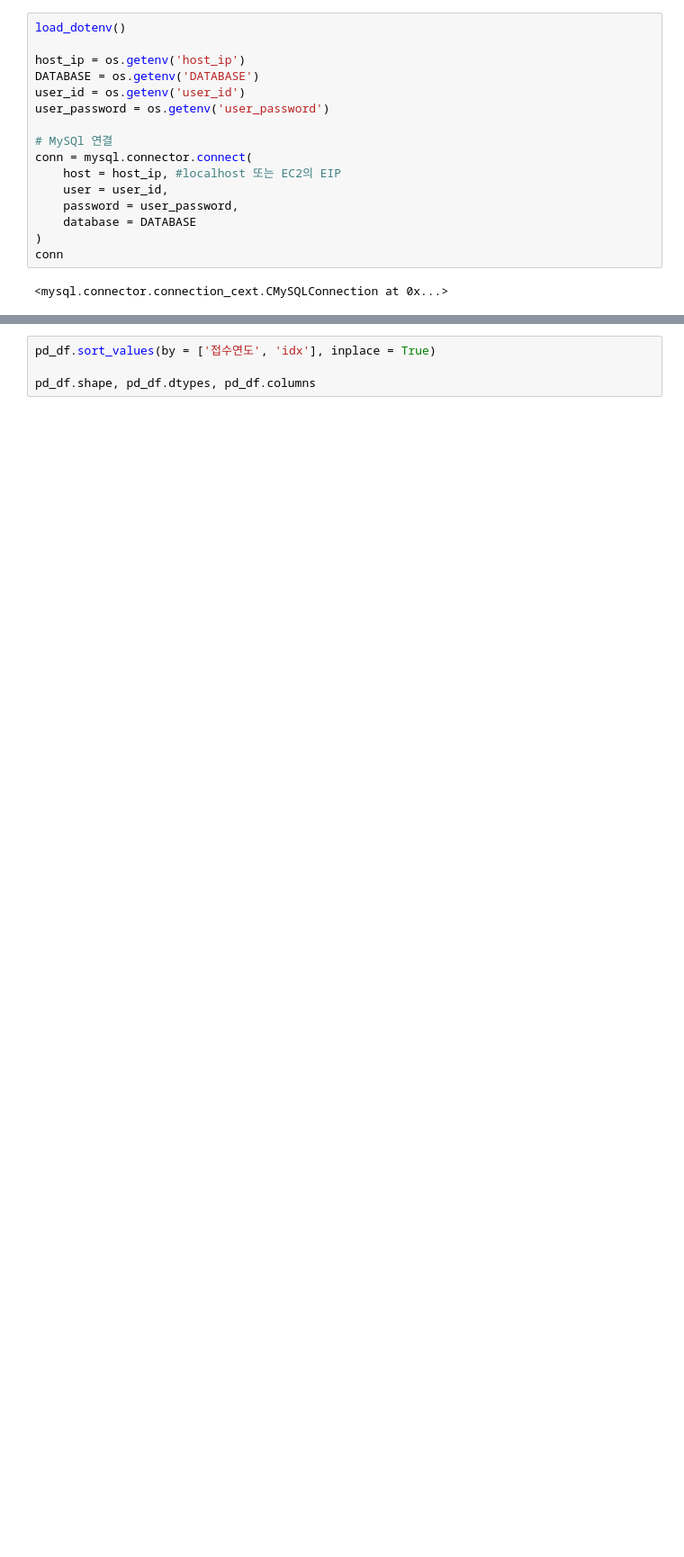
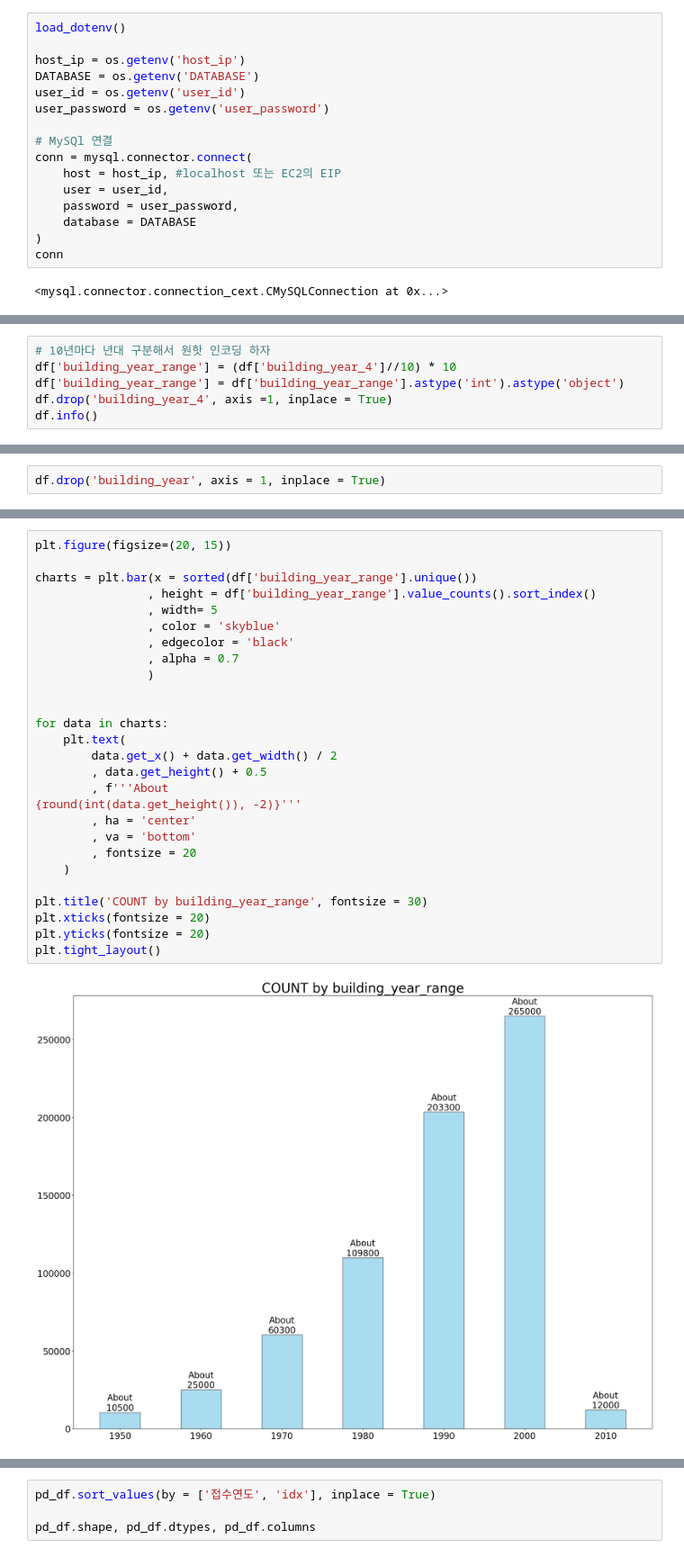
Before and after one commit to ZeroJoon2/aws_test, a Jupyter notebook: src/project/project_local.ipynb, the cells around one changed output, grey strips where cells are left out. Shown at 90% size. Drawn from its saved outputs; the diff is of its cells as text; blank space fills up the shorter version.

```diff
--- a/src/project/project_local.ipynb
+++ b/src/project/project_local.ipynb
@@ -73,0 +263,6 @@ pd_df = df
+# %%
+# 10년마다 년대 구분해서 원핫 인코딩 하자
+df['building_year_range'] = (df['building_year_4']//10) * 10
+df['building_year_range'] = df['building_year_range'].astype('int').astype('object')
+df.drop('building_year_4', axis =1, inplace = True)
+df.info()
@@ -73,0 +285,2 @@ pd_df = df
+# %%
+df.drop('building_year', axis = 1, inplace = True)
@@ -73,0 +306,29 @@ pd_df = df
+# %%
+plt.figure(figsize=(20, 15))
+
+charts = plt.bar(x = sorted(df['building_year_range'].unique())
+                , height = df['building_year_range'].value_counts().sort_index()
+                , width= 5
+                , color = 'skyblue'
+                , edgecolor = 'black'
+                , alpha = 0.7
+                )
+
+
+for data in charts:
+    plt.text(
+        data.get_x() + data.get_width() / 2
+        , data.get_height() + 0.5
+        , f'''About
+{round(int(data.get_height()), -2)}'''
+        , ha = 'center'
+        , va = 'bottom'
+        , fontsize = 20
+    )
+
+plt.title('COUNT by building_year_range', fontsize = 30)
+plt.xticks(fontsize = 20)
+plt.yticks(fontsize = 20)
+plt.tight_layout()
+# %% [output]
+[figure, added]
```
Also changed, not shown: parts of 32 cells of this notebook.
